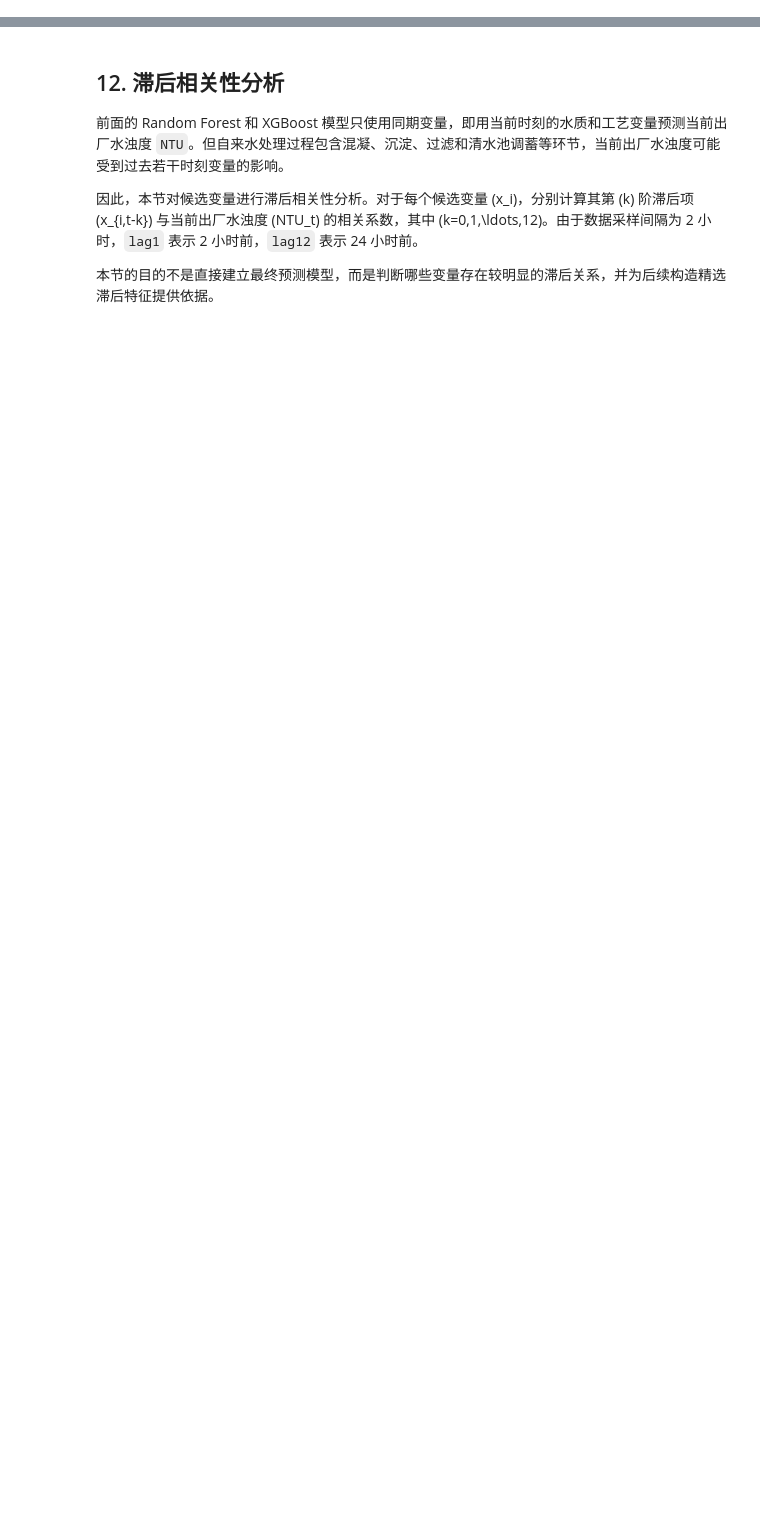
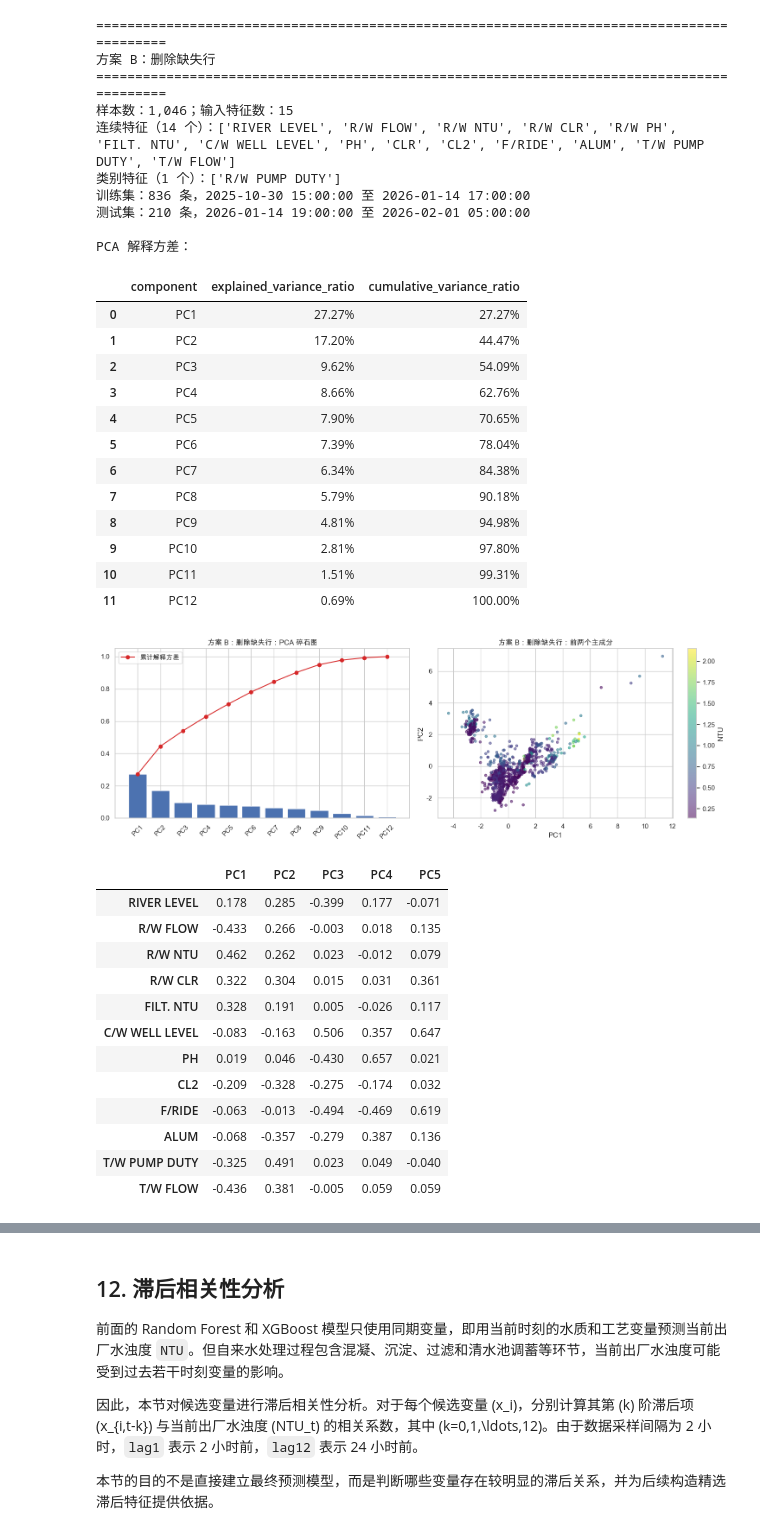
Before and after one commit to Azdmjiny/2026-Asia-Pasific-cup, a Jupyter notebook: codes/p1.ipynb, the cells around one changed output, grey strips where cells are left out. Cells and saved outputs as stored; diff of their text form; code cells hidden in the pictures; blank space fills up the shorter version.

```diff
--- a/codes/p1.ipynb
+++ b/codes/p1.ipynb
@@ -744,0 +606,44 @@ print("注意：上述结果反映同期统计关联和模型贡献，不等同
+# %%
+scheme_b_results = run_analysis(
+    "方案 B：删除缺失行",
+    scheme_b_df,
+    scheme_b_features,
+)
+# %% [output]
+==========================================================================================
+方案 B：删除缺失行
+==========================================================================================
+样本数：1,046；输入特征数：15
+连续特征（14 个）：['RIVER LEVEL', 'R/W FLOW', 'R/W NTU', 'R/W CLR', 'R/W PH', 'FILT. NTU', 'C/W WELL LEVEL', 'PH', 'CLR', 'CL2', 'F/RIDE', 'ALUM', 'T/W PUMP DUTY', 'T/W FLOW']
+类别特征（1 个）：['R/W PUMP DUTY']
+训练集：836 条，2025-10-30 15:00:00 至 2026-01-14 17:00:00
+测试集：210 条，2026-01-14 19:00:00 至 2026-02-01 05:00:00
+
+PCA 解释方差：
+|  | component | explained_variance_ratio | cumulative_variance_ratio |
+| 0 | PC1 | 27.27% | 27.27% |
+| 1 | PC2 | 17.20% | 44.47% |
+| 2 | PC3 | 9.62% | 54.09% |
+| 3 | PC4 | 8.66% | 62.76% |
+| 4 | PC5 | 7.90% | 70.65% |
+| 5 | PC6 | 7.39% | 78.04% |
+| 6 | PC7 | 6.34% | 84.38% |
+| 7 | PC8 | 5.79% | 90.18% |
+| 8 | PC9 | 4.81% | 94.98% |
+| 9 | PC10 | 2.81% | 97.80% |
+| 10 | PC11 | 1.51% | 99.31% |
+| 11 | PC12 | 0.69% | 100.00% |
+[figure, added]
+|  | PC1 | PC2 | PC3 | PC4 | PC5 |
+| RIVER LEVEL | 0.178 | 0.285 | -0.399 | 0.177 | -0.071 |
+| R/W FLOW | -0.433 | 0.266 | -0.003 | 0.018 | 0.135 |
+| R/W NTU | 0.462 | 0.262 | 0.023 | -0.012 | 0.079 |
+| R/W CLR | 0.322 | 0.304 | 0.015 | 0.031 | 0.361 |
+| FILT. NTU | 0.328 | 0.191 | 0.005 | -0.026 | 0.117 |
+| C/W WELL LEVEL | -0.083 | -0.163 | 0.506 | 0.357 | 0.647 |
+| PH | 0.019 | 0.046 | -0.430 | 0.657 | 0.021 |
+| CL2 | -0.209 | -0.328 | -0.275 | -0.174 | 0.032 |
+| F/RIDE | -0.063 | -0.013 | -0.494 | -0.469 | 0.619 |
+| ALUM | -0.068 | -0.357 | -0.279 | 0.387 | 0.136 |
+| T/W PUMP DUTY | -0.325 | 0.491 | 0.023 | 0.049 | -0.040 |
+| T/W FLOW | -0.436 | 0.381 | -0.005 | 0.059 | 0.059 |
```
Also changed, not shown: parts of 47 cells of this notebook, 4 other files.
